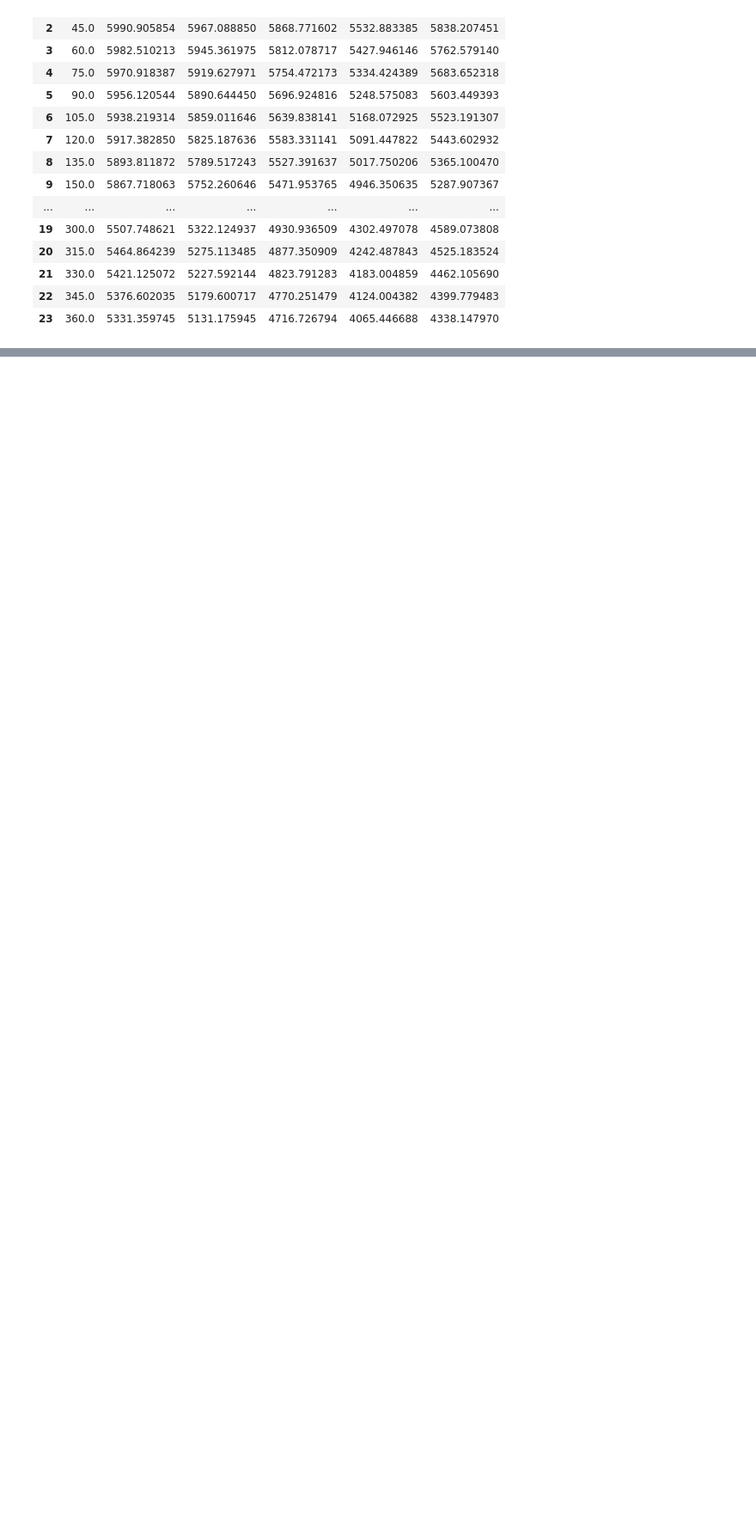
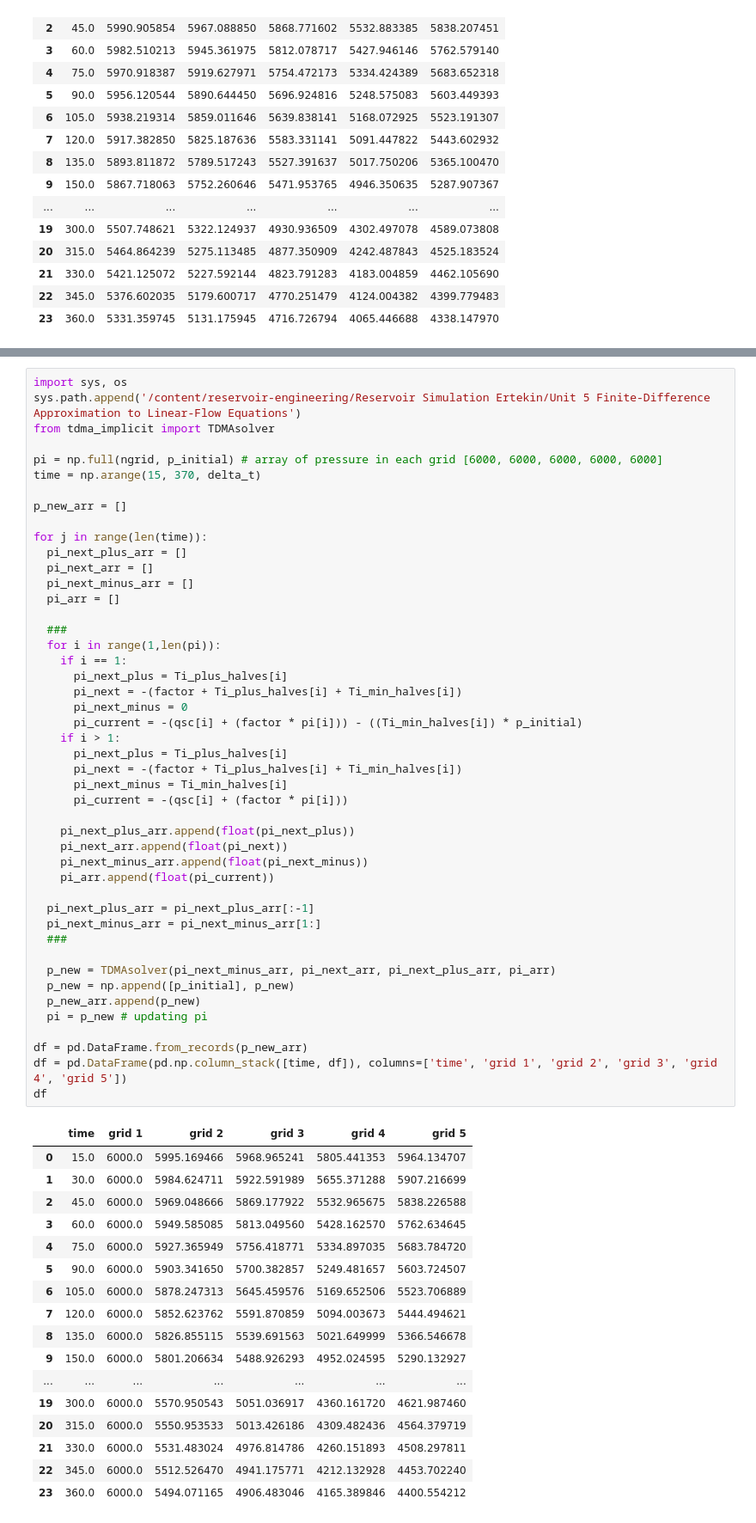
Before and after one commit to yohanesnuwara/reservoir-engineering, a Jupyter notebook: Reservoir Simulation Ertekin/Unit 5 Finite-Difference Approximation to Linear-Flow Equations/fd1d_linearflow_implicit.ipynb, the cells around one changed output, grey strips where cells are left out. Shown: that part at 86% size. Saved outputs shown, nothing was run; the diff lists cells and outputs as text; blank space fills up the shorter version.

```diff
--- a/Reservoir Simulation Ertekin/Unit 5 Finite-Difference Approximation to Linear-Flow Equations/fd1d_linearflow_implicit.ipynb
+++ b/Reservoir Simulation Ertekin/Unit 5 Finite-Difference Approximation to Linear-Flow Equations/fd1d_linearflow_implicit.ipynb
@@ -215,0 +275,64 @@ df
+# %%
+import sys, os
+sys.path.append('/content/reservoir-engineering/Reservoir Simulation Ertekin/Unit 5 Finite-Difference Approximation to Linear-Flow Equations')
+from tdma_implicit import TDMAsolver
+
+pi = np.full(ngrid, p_initial) # array of pressure in each grid [6000, 6000, 6000, 6000, 6000]
+time = np.arange(15, 370, delta_t)
+
+p_new_arr = []
+
+for j in range(len(time)):
+  pi_next_plus_arr = []
+  pi_next_arr = []
+  pi_next_minus_arr = []
+  pi_arr = []
+
+  ###
+  for i in range(1,len(pi)):
+    if i == 1:
+      pi_next_plus = Ti_plus_halves[i]
+      pi_next = -(factor + Ti_plus_halves[i] + Ti_min_halves[i])
+      pi_next_minus = 0
+      pi_current = -(qsc[i] + (factor * pi[i])) - ((Ti_min_halves[i]) * p_initial)
+    if i > 1:
+      pi_next_plus = Ti_plus_halves[i]
+      pi_next = -(factor + Ti_plus_halves[i] + Ti_min_halves[i])
+      pi_next_minus = Ti_min_halves[i]
+      pi_current = -(qsc[i] + (factor * pi[i]))
+
+    pi_next_plus_arr.append(float(pi_next_plus))
+    pi_next_arr.append(float(pi_next))
+    pi_next_minus_arr.append(float(pi_next_minus))
+    pi_arr.append(float(pi_current))
+
+  pi_next_plus_arr = pi_next_plus_arr[:-1]
+  pi_next_minus_arr = pi_next_minus_arr[1:]
+  ###
+
+  p_new = TDMAsolver(pi_next_minus_arr, pi_next_arr, pi_next_plus_arr, pi_arr)
+  p_new = np.append([p_initial], p_new)
+  p_new_arr.append(p_new)
+  pi = p_new # updating pi
+
+df = pd.DataFrame.from_records(p_new_arr)
+df = pd.DataFrame(pd.np.column_stack([time, df]), columns=['time', 'grid 1', 'grid 2', 'grid 3', 'grid 4', 'grid 5'])
+df
+# %% [output]
+|  | time | grid 1 | grid 2 | grid 3 | grid 4 | grid 5 |
+| 0 | 15.0 | 6000.0 | 5995.169466 | 5968.965241 | 5805.441353 | 5964.134707 |
+| 1 | 30.0 | 6000.0 | 5984.624711 | 5922.591989 | 5655.371288 | 5907.216699 |
+| 2 | 45.0 | 6000.0 | 5969.048666 | 5869.177922 | 5532.965675 | 5838.226588 |
+| 3 | 60.0 | 6000.0 | 5949.585085 | 5813.049560 | 5428.162570 | 5762.634645 |
+| 4 | 75.0 | 6000.0 | 5927.365949 | 5756.418771 | 5334.897035 | 5683.784720 |
+| 5 | 90.0 | 6000.0 | 5903.341650 | 5700.382857 | 5249.481657 | 5603.724507 |
+| 6 | 105.0 | 6000.0 | 5878.247313 | 5645.459576 | 5169.652506 | 5523.706889 |
+| 7 | 120.0 | 6000.0 | 5852.623762 | 5591.870859 | 5094.003673 | 5444.494621 |
+| 8 | 135.0 | 6000.0 | 5826.855115 | 5539.691563 | 5021.649999 | 5366.546678 |
+| 9 | 150.0 | 6000.0 | 5801.206634 | 5488.926293 | 4952.024595 | 5290.132927 |
+| ... | ... | ... | ... | ... | ... | ... |
+| 19 | 300.0 | 6000.0 | 5570.950543 | 5051.036917 | 4360.161720 | 4621.987460 |
+| 20 | 315.0 | 6000.0 | 5550.953533 | 5013.426186 | 4309.482436 | 4564.379719 |
+| 21 | 330.0 | 6000.0 | 5531.483024 | 4976.814786 | 4260.151893 | 4508.297811 |
+| 22 | 345.0 | 6000.0 | 5512.526470 | 4941.175771 | 4212.132928 | 4453.702240 |
+| 23 | 360.0 | 6000.0 | 5494.071165 | 4906.483046 | 4165.389846 | 4400.554212 |
```
Also changed, not shown: parts of 6 cells of this notebook.
